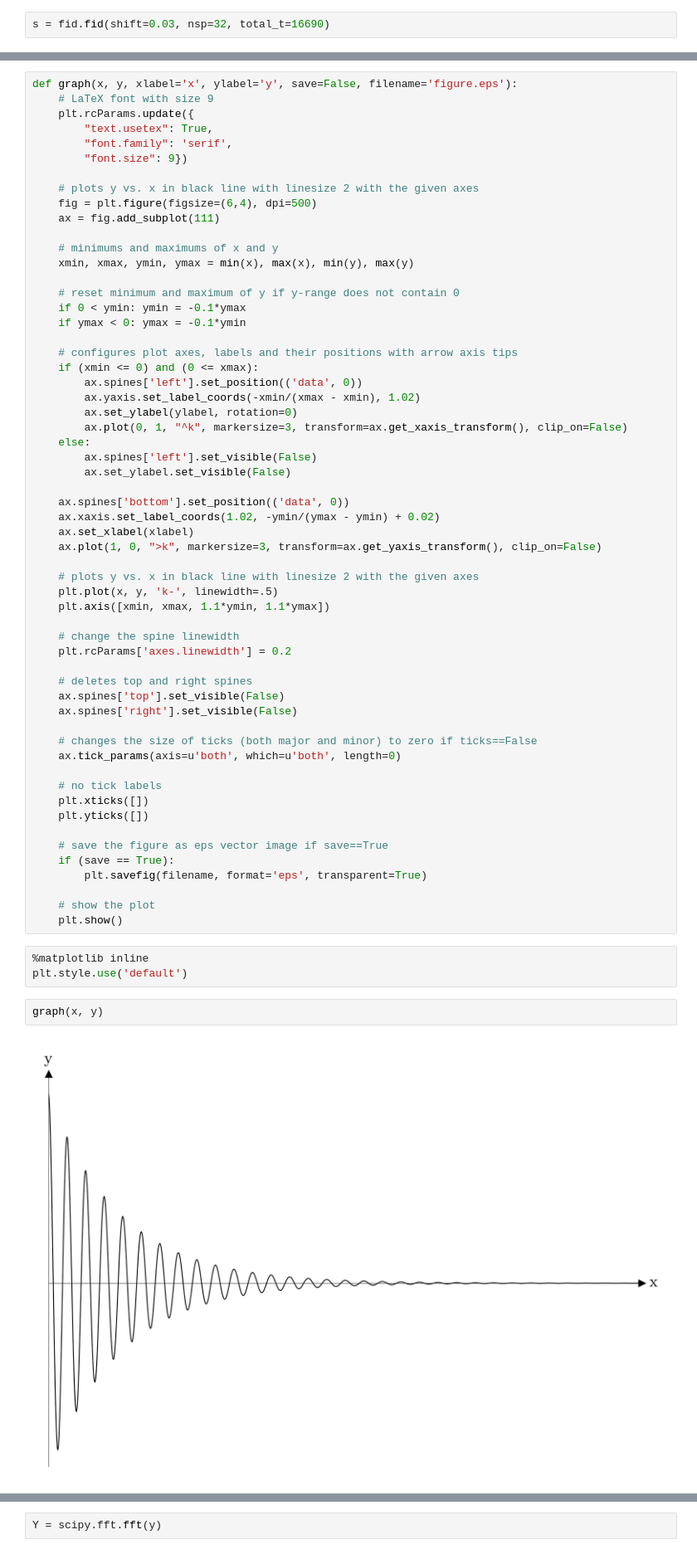
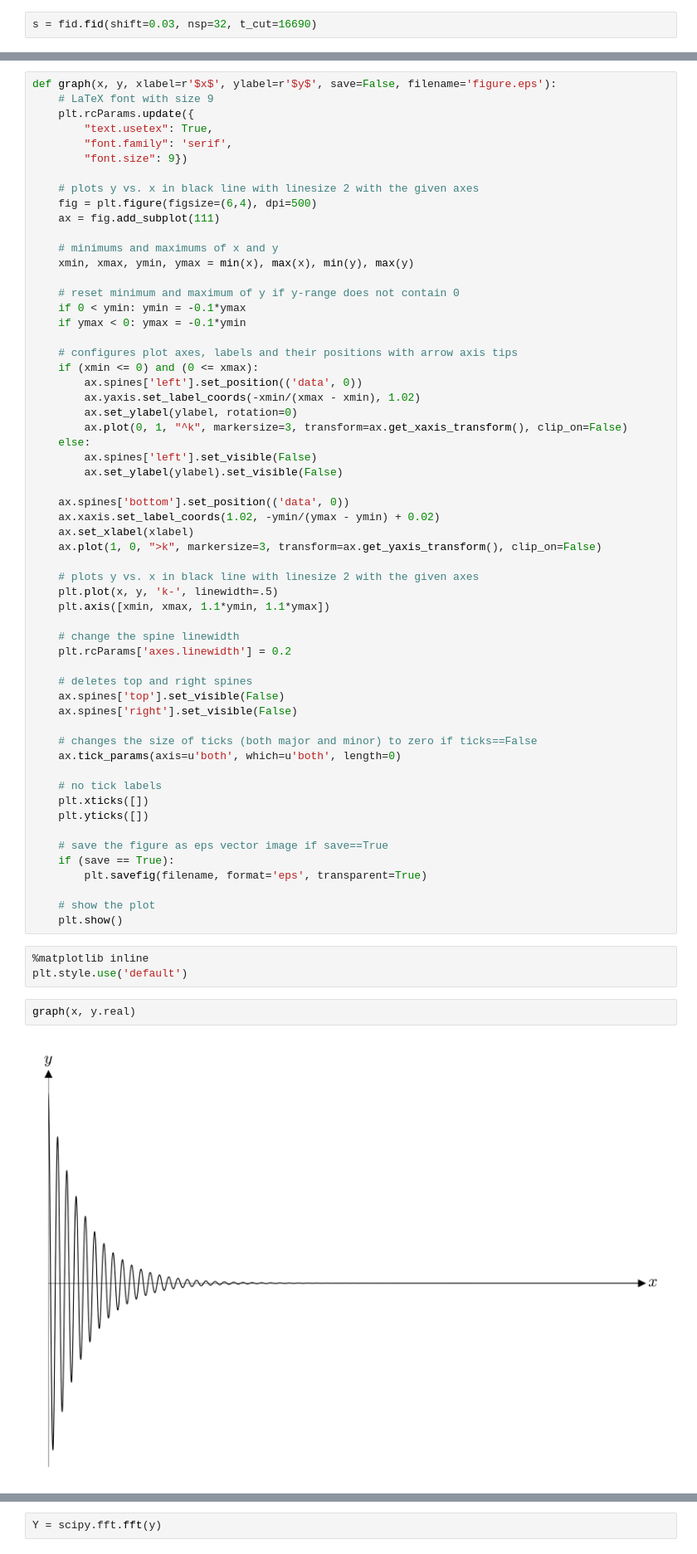
Before and after one commit to sejin8642/ftnmr, a Jupyter notebook: latex/ft/ft.ipynb, the cells around one changed output, grey strips where cells are left out. Shown: that part at 83% size. Cells and saved outputs as stored; diff of their text form.

```diff
--- a/latex/ft/ft.ipynb
+++ b/latex/ft/ft.ipynb
@@ -14,4 +18,4 @@ importing and instantiating fid module
 # %%
 import fid
 # %%
-s = fid.fid(shift=0.03, nsp=32, total_t=16690)
+s = fid.fid(shift=0.03, nsp=32, t_cut=16690)
@@ -61,7 +33,7 @@ Plotting s vs. t for LaTeX
 # default plt style to fix jupyter notebook margin issue when plotting
 plt.style.use('default')
 # %%
-def graph(x, y, xlabel='x', ylabel='y', save=False, filename='figure.eps'):
+def graph(x, y, xlabel=r'$x$', ylabel=r'$y$', save=False, filename='figure.eps'):
     # LaTeX font with size 9
     plt.rcParams.update({
         "text.usetex": True,
@@ -87,7 +59,7 @@ def graph(x, y, xlabel='x', ylabel='y', save=False, filename='figure.eps'):
         ax.plot(0, 1, "^k", markersize=3, transform=ax.get_xaxis_transform(), clip_on=False)
     else:
         ax.spines['left'].set_visible(False)
-        ax.set_ylabel.set_visible(False)
+        ax.set_ylabel(ylabel).set_visible(False)
 
     ax.spines['bottom'].set_position(('data', 0))
     ax.xaxis.set_label_coords(1.02, -ymin/(ymax - ymin) + 0.02)
@@ -122,6 +94,6 @@ def graph(x, y, xlabel='x', ylabel='y', save=False, filename='figure.eps'):
 %matplotlib inline
 plt.style.use('default')
 # %%
-graph(x, y)
+graph(x, y.real)
 # %% [output]
-[figure, old version]
+[figure, new version]
```
Also changed, not shown: parts of 35 cells of this notebook, 1 other file.
